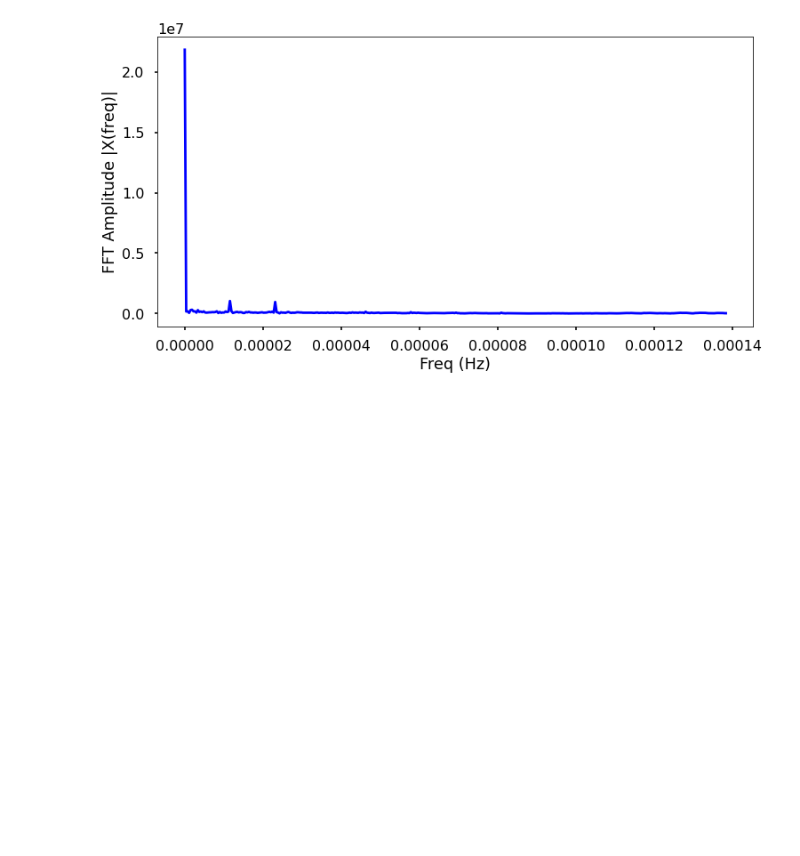
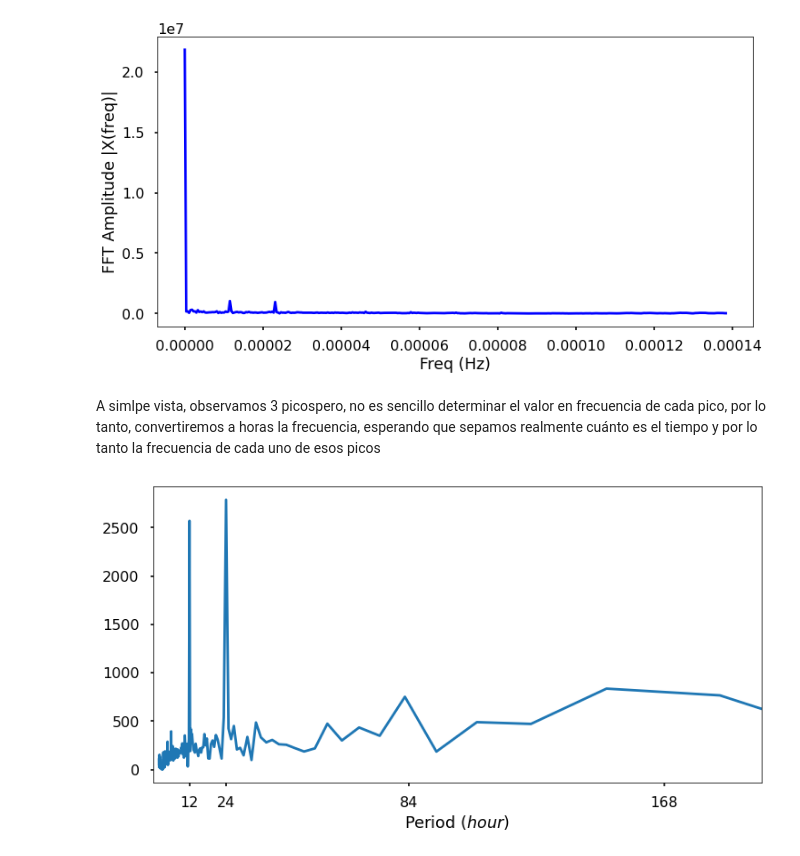
Before and after one commit to Argaviria/Se-ales, a Jupyter notebook: DFT_FFT_Examples_Python.ipynb, the cells around one changed output. Cells and saved outputs as stored; diff of their text form; code cells hidden in the pictures; blank space fills up the shorter version.

```diff
--- a/DFT_FFT_Examples_Python.ipynb
+++ b/DFT_FFT_Examples_Python.ipynb
@@ -289,3 +297,19 @@ plt.ylabel('FFT Amplitude |X(freq)|')
 plt.show()
 # %% [output]
 [figure]
+# %% [markdown]
+A simlpe vista, observamos 3 picospero, no es sencillo determinar el valor en frecuencia de cada pico, por lo tanto, convertiremos a horas la frecuencia, esperando que sepamos realmente cuánto es el tiempo y por lo tanto la frecuencia de cada uno de esos picos
+# %%
+# Convertimos la frecuencia a horas definiendo la variable t_h como el tiempo en horas,
+#esta nueva fución depende de esas frecuencias halladas anteriormente en la transformada
+t_h = 1/f_oneside / (60 * 60)
+
+#Graficamos ahora para saber a qué frecuencia podemos asociar los picos de la FFT de la señal
+plt.figure(figsize=(12,6))
+plt.plot(t_h, np.abs(X[:n_oneside])/n_oneside)
+plt.xticks([12, 24, 84, 168])
+plt.xlim(0, 200)
+plt.xlabel('Period ($hour$)')
+plt.show()
+# %% [output]
+[figure, added]
```
Also changed, not shown: parts of 7 cells of this notebook.
